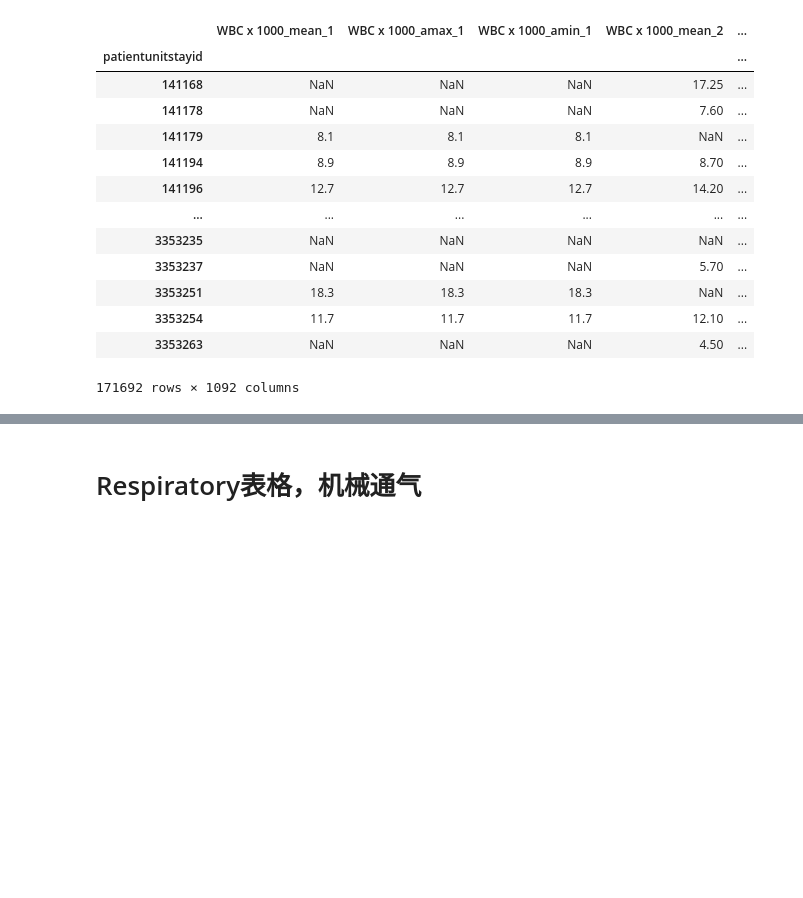
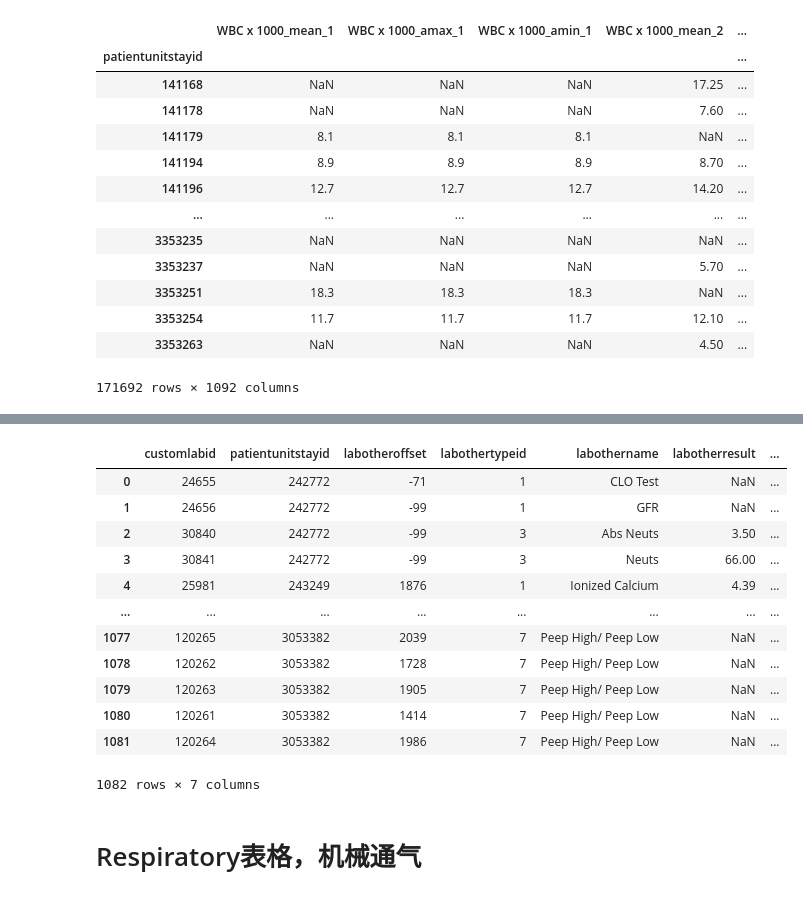
Before and after one commit to HanlongLiao/EICU, a Jupyter notebook: new_project/data_preproc.ipynb, the cells around one changed output, grey strips where cells are left out. Cells and saved outputs as stored; diff of their text form; code cells hidden in the pictures; blank space fills up the shorter version.

```diff
--- a/new_project/data_preproc.ipynb
+++ b/new_project/data_preproc.ipynb
@@ -724,3 +692,21 @@ pd.concat(labset, axis=1, sort=False, join='outer')
+# %%
+# customlab表格处理
+customlab = pd.read_csv('./data/customLAB.csv')
+customlab
+# %% [output]
+|  | customlabid | patientunitstayid | labotheroffset | labothertypeid | labothername | labotherresult | ... |
+| 0 | 24655 | 242772 | -71 | 1 | CLO Test | NaN | ... |
+| 1 | 24656 | 242772 | -99 | 1 | GFR | NaN | ... |
+| 2 | 30840 | 242772 | -99 | 3 | Abs Neuts | 3.50 | ... |
+| 3 | 30841 | 242772 | -99 | 3 | Neuts | 66.00 | ... |
+| 4 | 25981 | 243249 | 1876 | 1 | Ionized Calcium | 4.39 | ... |
+| ... | ... | ... | ... | ... | ... | ... | ... |
+| 1077 | 120265 | 3053382 | 2039 | 7 | Peep High/ Peep Low | NaN | ... |
+| 1078 | 120262 | 3053382 | 1728 | 7 | Peep High/ Peep Low | NaN | ... |
+| 1079 | 120263 | 3053382 | 1905 | 7 | Peep High/ Peep Low | NaN | ... |
+| 1080 | 120261 | 3053382 | 1414 | 7 | Peep High/ Peep Low | NaN | ... |
+| 1081 | 120264 | 3053382 | 1986 | 7 | Peep High/ Peep Low | NaN | ... |
+1082 rows × 7 columns
 # %% [markdown]
 # Respiratory表格，机械通气
 # %%
```
Also changed, not shown: parts of 14 cells of this notebook.
